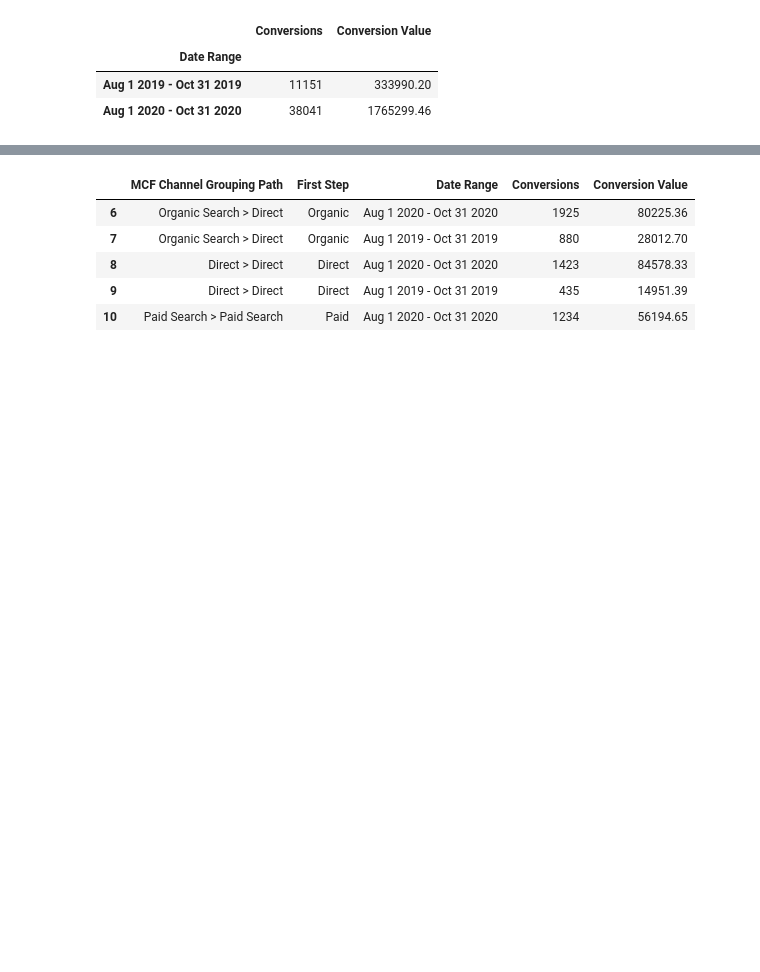
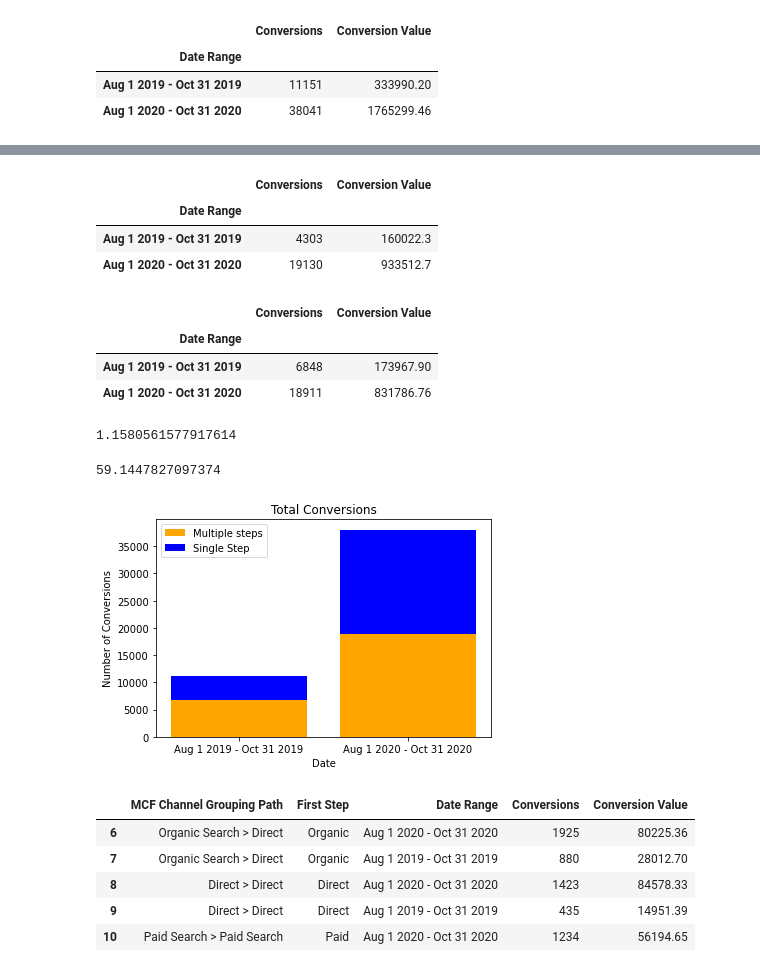
Before and after one commit to feliciamaureen/DMK201Final, a Jupyter notebook: finalSub.ipynb, the cells around one changed output, grey strips where cells are left out. Cells and saved outputs as stored; diff of their text form; code cells hidden in the pictures; blank space fills up the shorter version.

```diff
--- a/finalSub.ipynb
+++ b/finalSub.ipynb
@@ -74,3 +68,46 @@ singlestep.groupby(by="Date Range").sum()
+# %%
+#sum of conversions and vlaue for single and multiple step conversion
+multiSum = multistep.groupby(by="Date Range").sum ()
+singleSum = singlestep.groupby(by="Date Range").sum()
+# %%
+multiSum
+# %% [output]
+|  | Conversions | Conversion Value |
+| Date Range |  |  |
+| Aug 1 2019 - Oct 31 2019 | 4303 | 160022.3 |
+| Aug 1 2020 - Oct 31 2020 | 19130 | 933512.7 |
+# %%
+singleSum
+# %% [output]
+|  | Conversions | Conversion Value |
+| Date Range |  |  |
+| Aug 1 2019 - Oct 31 2019 | 6848 | 173967.90 |
+| Aug 1 2020 - Oct 31 2020 | 18911 | 831786.76 |
+# %%
+# 2020 multi step increase
+((19130-18911)/18911)*100
+# %% [output]
+1.1580561577917614
+# %%
+#single step increase
+((6848-4303)/4303)*100
+# %% [output]
+59.1447827097374
+# %%
+#comparing total conversions for the business and how much each type of conversion contributed
+x = ['Aug 1 2019 - Oct 31 2019', 'Aug 1 2020 - Oct 31 2020']
+single = singleSum['Conversions']
+multi = multiSum['Conversions']
+
+plt.bar(x, single, color='orange')
+plt.bar(x, multi, bottom=single, color='blue')
+plt.xlabel("Date")
+plt.ylabel("Number of Conversions")
+plt.legend(["Multiple steps", "Single Step"])
+plt.title("Total Conversions")
+plt.show()
+# %% [output]
+[figure, added]
 # %%
 #get first step in path
 pathFirst = []
```
Also changed, not shown: parts of 27 cells of this notebook.
